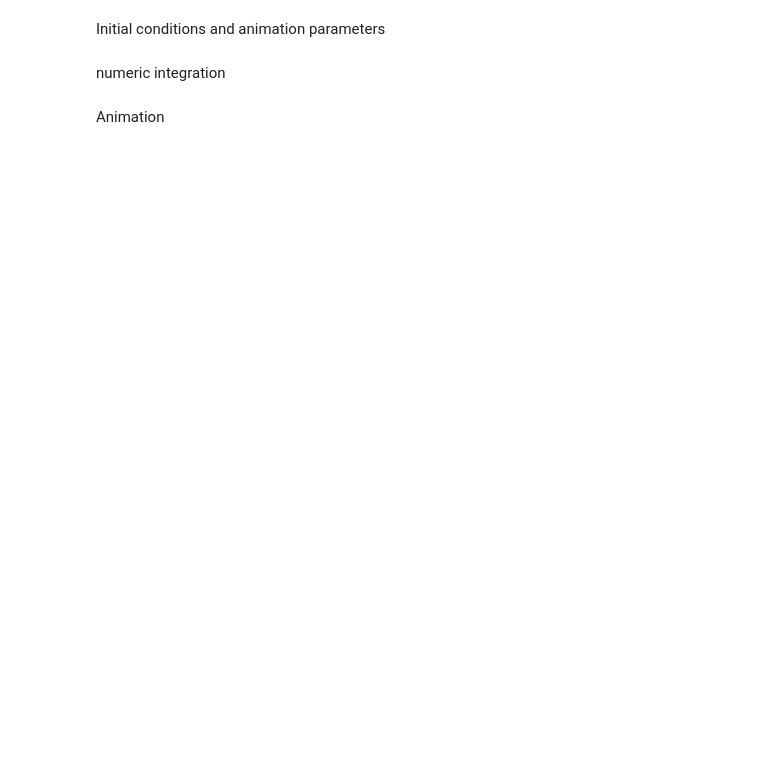
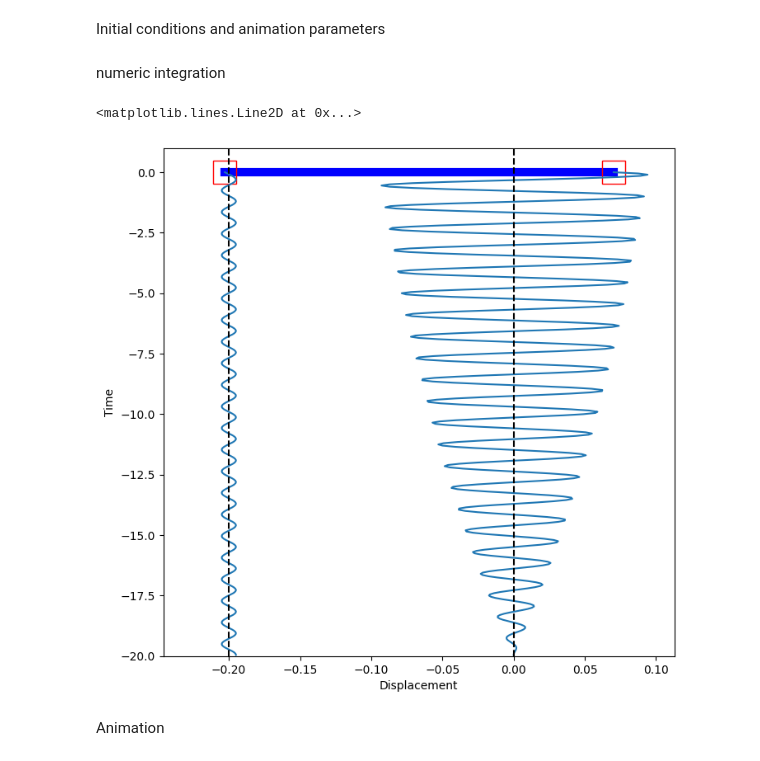
Before and after one commit to evgeny-kolonsky/Lab3_Coupled_Oscillator, a Jupyter notebook: Lab3_Weakly_dumped_forced_oscillator.ipynb, the cells around one changed output. Cells and saved outputs as stored; diff of their text form; code cells hidden in the pictures; blank space fills up the shorter version.

```diff
--- a/Lab3_Weakly_dumped_forced_oscillator.ipynb
+++ b/Lab3_Weakly_dumped_forced_oscillator.ipynb
@@ -68,34 +70,61 @@ numeric integration
 def rk4(t, x, f, dt):
     dx1 = f(t, x)*dt
     dx2 = f(t+0.5*dt, x+0.5*dx1)*dt
     dx3 = f(t+0.5*dt, x+0.5*dx2)*dt
     dx4 = f(t+dt, x+dx3)*dt
     return x+dx1/6.0+dx2/3.0+dx3/3.0+dx4/6.0
 
 #Function that returns dX/dt for the linearly damped oscillator
 def dXdt(t, X):
     x = X[0]
     vx = X[1]
     ax = - vx / tau - w0**2 * x + eta0 * w0**2 * k1/k * np.cos(w * t)
     return np.array([vx, ax])
 
 
 
 t = np.linspace(0, Tmax, N, endpoint=False)
 x = np.zeros(N)
 vx = np.zeros(N)
 # external force cart coordinate
-xa = A0 * np.cos(w * t) - k1_length
+xa = eta0 * np.cos(w * t) - k1_length
 
 # integrate equations of motion using rk4;
 # X is a vector that contains the positions and velocities being integrated
 X = np.array([x0, vx0])
 
 for i in range(N):
     x[i] = X[0]
     vx[i] = X[1]
     # update the vector X to the next time step
     X = rk4(i*dt, X, dXdt, dt)
+
+# Plot
+fig, ax = plt.subplots(1,1, figsize=(8,8))
+
+spring, = ax.plot([], [], lw=10,c="blue",ls="-",ms=20,marker="s",
+                  mfc="r",fillstyle="none",mec="r",markevery=1)
+timeline_x = Line2D([], [])
+timeline_xa = Line2D([], [])
+ax.add_line(timeline_x)
+ax.add_line(timeline_xa)
+time_template = '\nTime = %.1fs'
+time_text = ax.text(0.2, 0.9, '', transform=ax.transAxes)
+spring.set_data([x[-1],xa[-1]], [0,0])
+elastic_extension = (x[-1] - xa[-1]) / k1_length
+spring.set_linewidth(10 / elastic_extension)
+timeline_x.set_data(x, t - t[-1])
+timeline_xa.set_data(xa, t - t[-1])
+
+ax.set_xlim(1.2*np.min(xa) ,  1.2 *np.max(np.abs(x) ))
+ax.set_ylim(-Tmax, 1)
+ax.set_xlabel('Displacement')
+ax.set_ylabel('Time')
+ax.axvline(x=-k1_length, color='k', linestyle='--')
+ax.axvline(x=0, color='k', linestyle='--')
+# %% [output]
+<matplotlib.lines.Line2D at 0x...>
+[figure, added]
 # %% [markdown]
 Animation
 # %%
```
Also changed, not shown: parts of 4 cells of this notebook.
